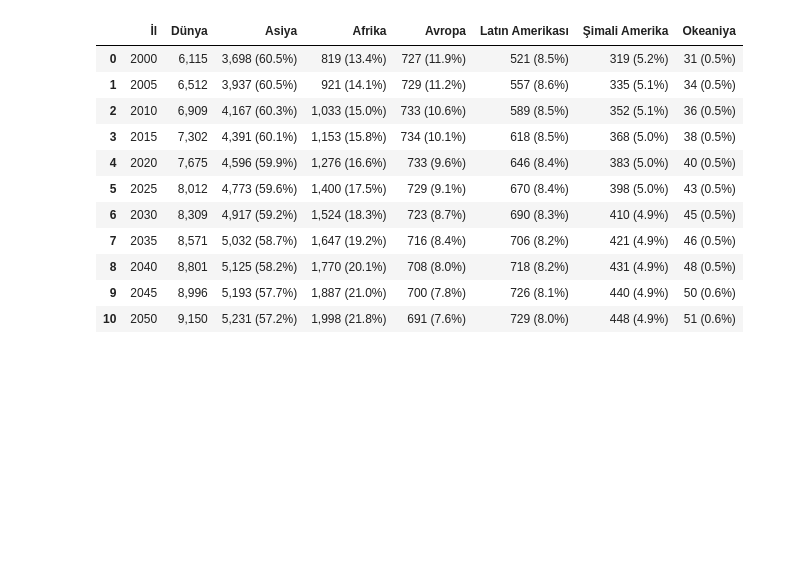
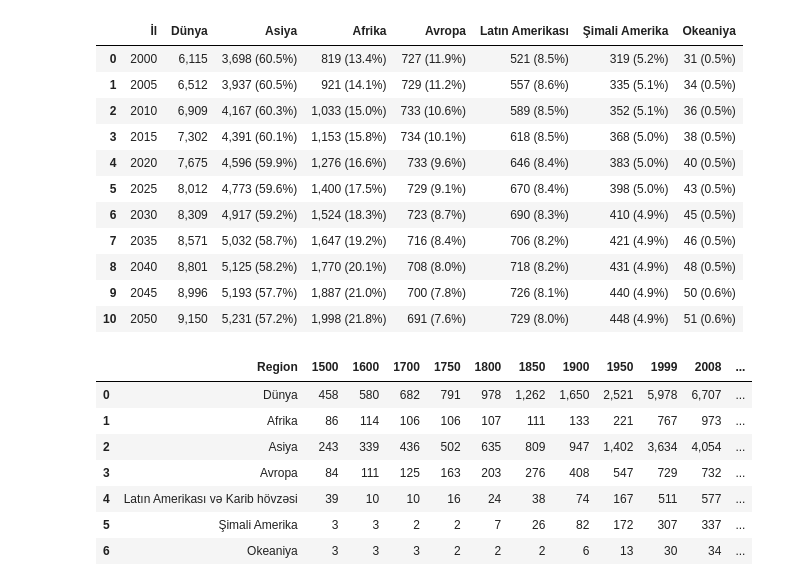
Before and after one commit to muradaliyev88/python_m-lumat_analizi, a Jupyter notebook: pandas/Pandas DataFrame-checkpoint.ipynb, the cells around one changed output. Cells and saved outputs as stored; diff of their text form; code cells hidden in the pictures; blank space fills up the shorter version.

```diff
--- a/pandas/Pandas DataFrame-checkpoint.ipynb
+++ b/pandas/Pandas DataFrame-checkpoint.ipynb
@@ -24,3 +25,15 @@ text
 | 8 | 2040 | 8,801 | 5,125 (58.2%) | 1,770 (20.1%) | 708 (8.0%) | 718 (8.2%) | 431 (4.9%) | 48 (0.5%) |
 | 9 | 2045 | 8,996 | 5,193 (57.7%) | 1,887 (21.0%) | 700 (7.8%) | 726 (8.1%) | 440 (4.9%) | 50 (0.6%) |
 | 10 | 2050 | 9,150 | 5,231 (57.2%) | 1,998 (21.8%) | 691 (7.6%) | 729 (8.0%) | 448 (4.9%) | 51 (0.6%) |
+# %%
+text2 = pd.read_clipboard()
+text2
+# %% [output]
+|  | Region | 1500 | 1600 | 1700 | 1750 | 1800 | 1850 | 1900 | 1950 | 1999 | 2008 | ... |
+| 0 | Dünya | 458 | 580 | 682 | 791 | 978 | 1,262 | 1,650 | 2,521 | 5,978 | 6,707 | ... |
+| 1 | Afrika | 86 | 114 | 106 | 106 | 107 | 111 | 133 | 221 | 767 | 973 | ... |
+| 2 | Asiya | 243 | 339 | 436 | 502 | 635 | 809 | 947 | 1,402 | 3,634 | 4,054 | ... |
+| 3 | Avropa | 84 | 111 | 125 | 163 | 203 | 276 | 408 | 547 | 729 | 732 | ... |
+| 4 | Latın Amerikası və Karib hövzəsi | 39 | 10 | 10 | 16 | 24 | 38 | 74 | 167 | 511 | 577 | ... |
+| 5 | Şimali Amerika | 3 | 3 | 2 | 2 | 7 | 26 | 82 | 172 | 307 | 337 | ... |
+| 6 | Okeaniya | 3 | 3 | 3 | 2 | 2 | 2 | 6 | 13 | 30 | 34 | ... |
```
Also changed, not shown: parts of 29 cells of this notebook.
